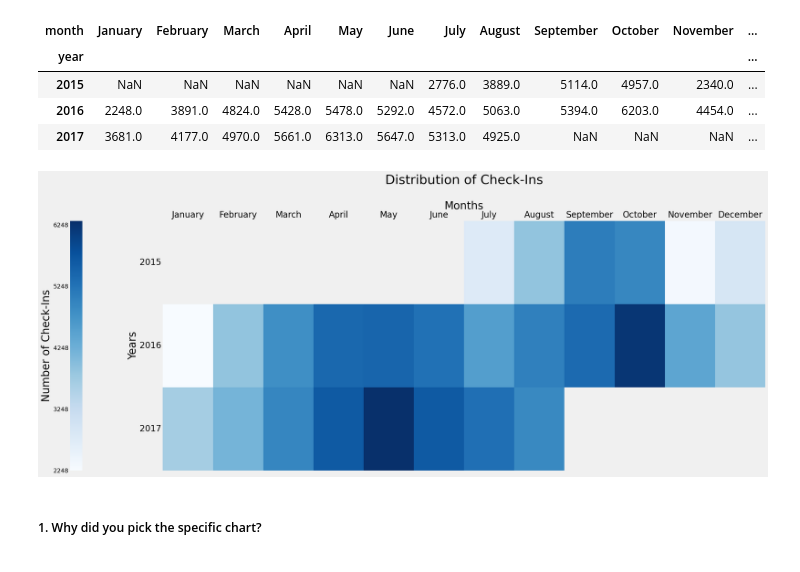
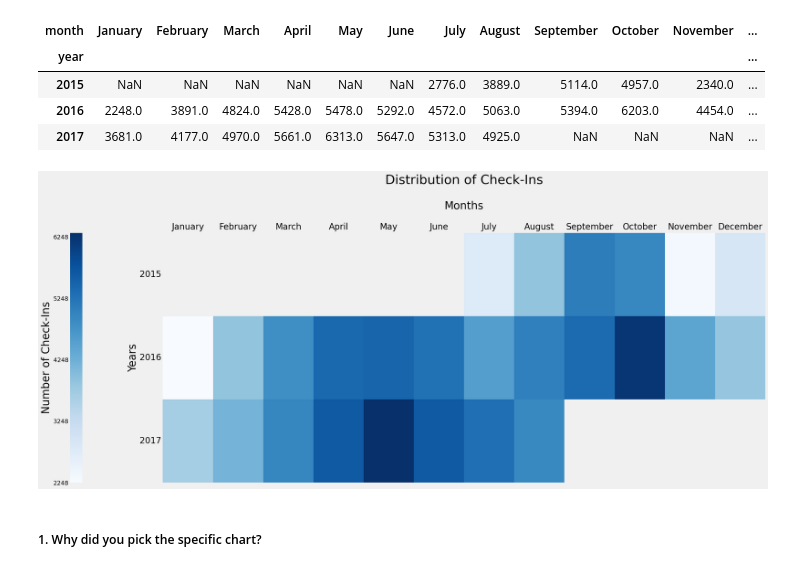
Before and after one commit to bisht-deepak/EDA, a Jupyter notebook: Hotel Booking/hotel-booking-analysis.ipynb, the cells around one changed output. Drawn from its saved outputs; the diff is of its cells as text; code cells hidden in the pictures.

```diff
--- a/Hotel Booking/hotel-booking-analysis.ipynb
+++ b/Hotel Booking/hotel-booking-analysis.ipynb
@@ -844,25 +841,31 @@ year_month_df
 | 2016 | 2248.0 | 3891.0 | 4824.0 | 5428.0 | 5478.0 | 5292.0 | 4572.0 | 5063.0 | 5394.0 | 6203.0 | 4454.0 | ... |
 | 2017 | 3681.0 | 4177.0 | 4970.0 | 5661.0 | 6313.0 | 5647.0 | 5313.0 | 4925.0 | NaN | NaN | NaN | ... |
 # %%
+#initializing
 fig= plt.figure(figsize= (30, 10))
-palette= sns.color_palette("Blues", as_cmap= True)
-ax= sns.heatmap(year_month_df, cbar_kws= {"location": "left"}, cmap= palette)
+#color_palette
+color_palette= sns.color_palette("Blues", as_cmap= True)
+#heatmap
+ax= sns.heatmap(year_month_df, cbar_kws= {"location": "left"}, cmap= color_palette)
 
+#aesthetics
 ax.xaxis.set_label_position('top')
 ax.xaxis.set_ticks_position('top')
 
 cbar = ax.collections[0].colorbar
 cbar.set_ticks(range(int(year_month_df.min().min()), int(year_month_df.max().max()), 1000), fontsize= 20)
 cbar.set_label("Number of Check-Ins", fontsize= 25)
 
-plt.xlabel("Months", fontsize= 25)
+plt.xlabel("Months\n", fontsize= 25)
 plt.xticks(fontsize= 20)
 plt.ylabel("Years", fontsize= 25)
 plt.yticks(rotation=0, fontsize=  20)
 plt.title("Distribution of Check-Ins\n", fontsize= 30)
+
+#show
 plt.show()
 # %% [output]
-[figure, old version]
+[figure, new version]
 # %% [markdown]
 ##### 1. Why did you pick the specific chart?
 # %% [markdown]
```
Also changed, not shown: parts of 22 cells of this notebook.
